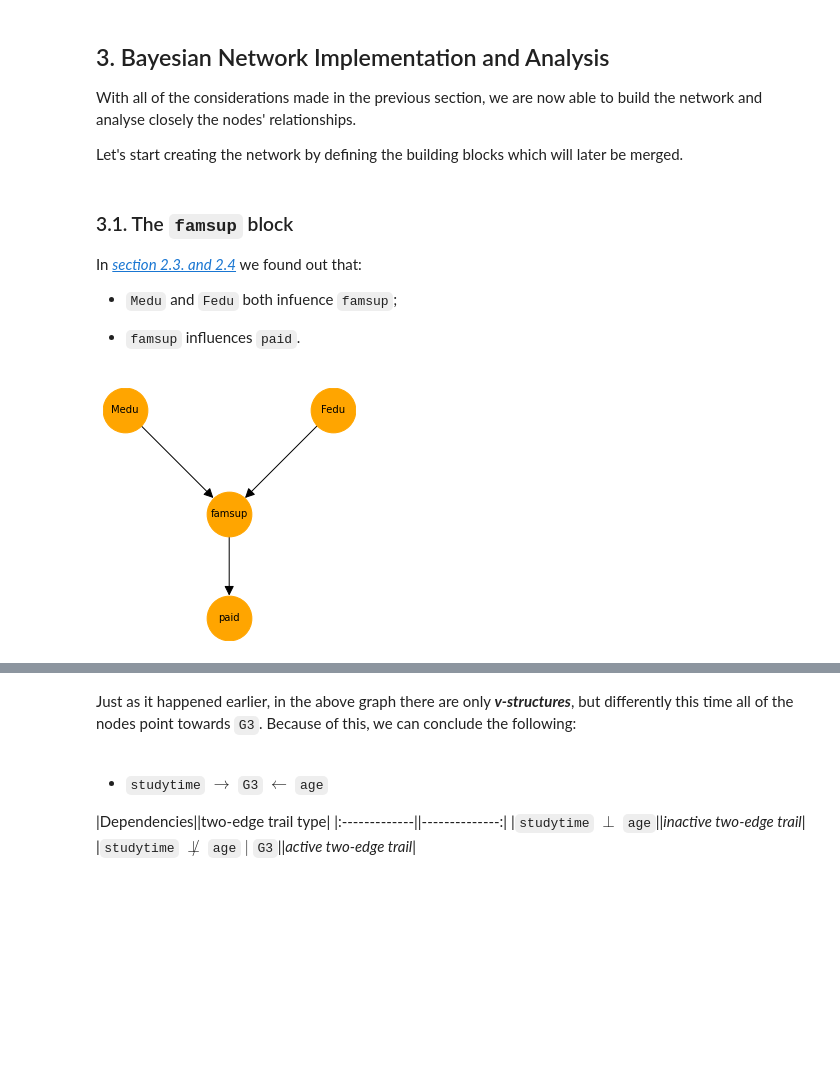
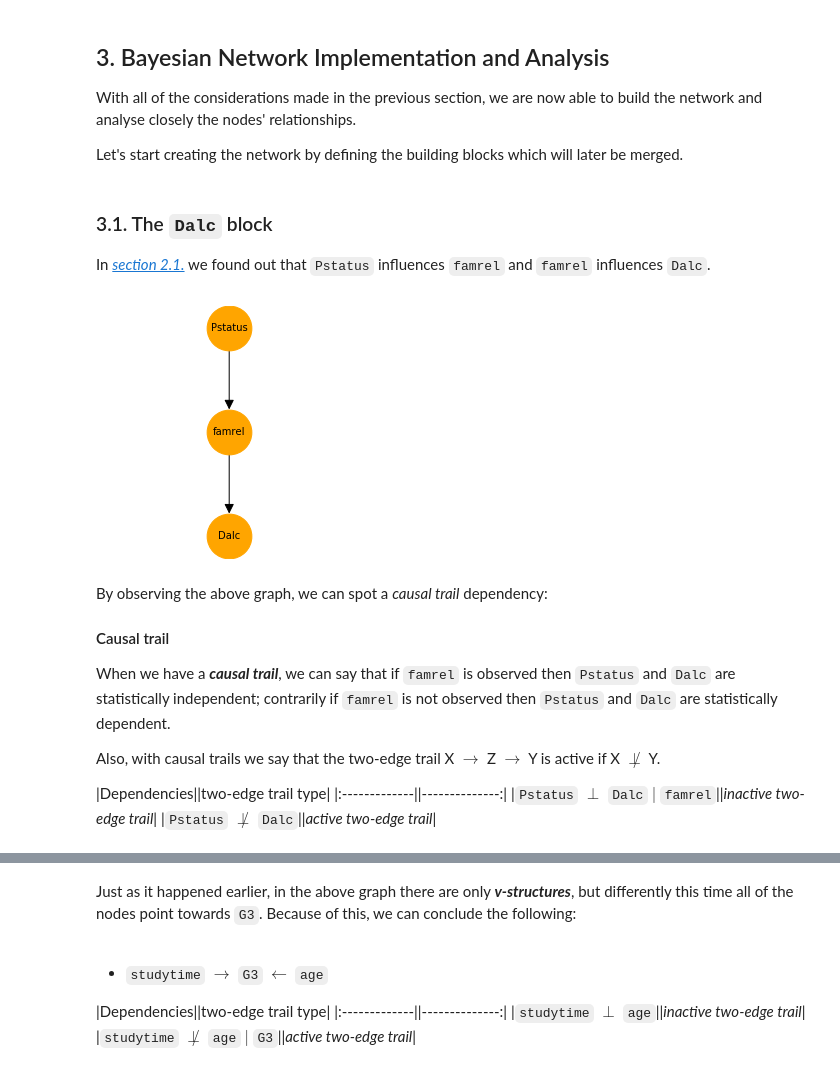
Before and after one commit to Mikalb98/StudentAnalysis-BayesianNetwork, a Jupyter notebook: BayesianModel_Albarello_Nestola.ipynb, the cells around one changed output, grey strips where cells are left out. Saved outputs shown, nothing was run; the diff lists cells and outputs as text; code cells hidden in the pictures; blank space fills up the shorter version.

```diff
--- a/BayesianModel_Albarello_Nestola.ipynb
+++ b/BayesianModel_Albarello_Nestola.ipynb
@@ -1303,42 +1433,47 @@ df_new.head()
 With all of the considerations made in the previous section, we are now able to build the network and analyse closely the nodes' relationships.
 
 Let's start creating the network by defining the building blocks which will later be merged.
-# %% [markdown]
-### 3.1. The `famsup` block
-
-In <a href="#famsup_block">*section 2.3. and 2.4*</a> we found out that:
-
-- `Medu` and `Fedu` both infuence `famsup`;
-
-
-- `famsup` influences `paid`.
+# %% [markdown]
+### 3.1. The `Dalc` block
+
+In <a href="#dalc_block">*section 2.1.*</a> we found out that `Pstatus` influences `famrel` and `famrel` influences `Dalc`.
 # %%
 #----------Definition of the building block----------
 
 block1 = BayesianNetwork([
-                         ('Medu','famsup'),
-                         ('Fedu','famsup'),
-                         ('famsup', 'paid')
+                         ('Pstatus','famrel'),
+                         ('famrel','Dalc')
                        ])
 
 #--------Representation of the building block--------
 
 #Nodes Coordinates:
-pos1 = {"Medu":  (0,2),
-      "Fedu":   (2,2),
-      "famsup": (1,1),
-      "paid":   (1,0),
+pos1 = {"Pstatus":  (0,2),
+        "famrel":   (0,1),
+        "Dalc":     (0,0),
       }
 
 #Options:
 options1 = {
     'node_size': 2000,
     'width': 1,
     'arrowsize': 20,
     'font_size': 10
 }
 
 plt.figure(figsize=(3.5, 3.5))
 nx.draw(block1, pos=pos1, node_color="orange", with_labels=True, **options1)
 # %% [output]
-[figure, old version]
+[figure, new version]
+# %% [markdown]
+By observing the above graph, we can spot a *causal trail* dependency:
+
+#### Causal trail
+When we have a ***causal trail***, we can say that if `famrel` is observed then `Pstatus` and `Dalc` are statistically independent; contrarily if `famrel` is not observed then `Pstatus` and `Dalc` are statistically dependent.
+
+Also, with causal trails we say that the two-edge trail X $\rightarrow$ Z $\rightarrow$ Y is active if X $\not \perp$ Y.
+
+|Dependencies||two-edge trail type|
+|:-------------||--------------:|
+|`Pstatus` $\perp$ `Dalc` $|$ `famrel`||*inactive two-edge trail*|
+|`Pstatus` $\not\perp$ `Dalc`||*active two-edge trail*|
```
Also changed, not shown: parts of 114 cells of this notebook, 1 other file.
